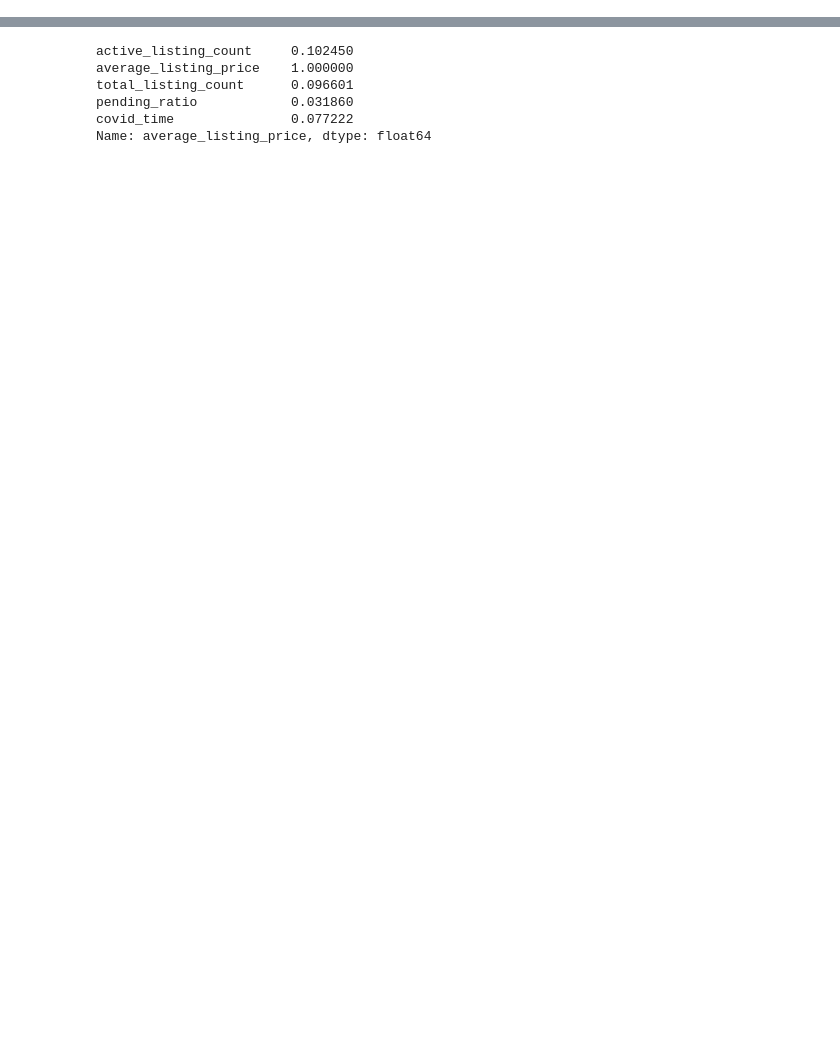
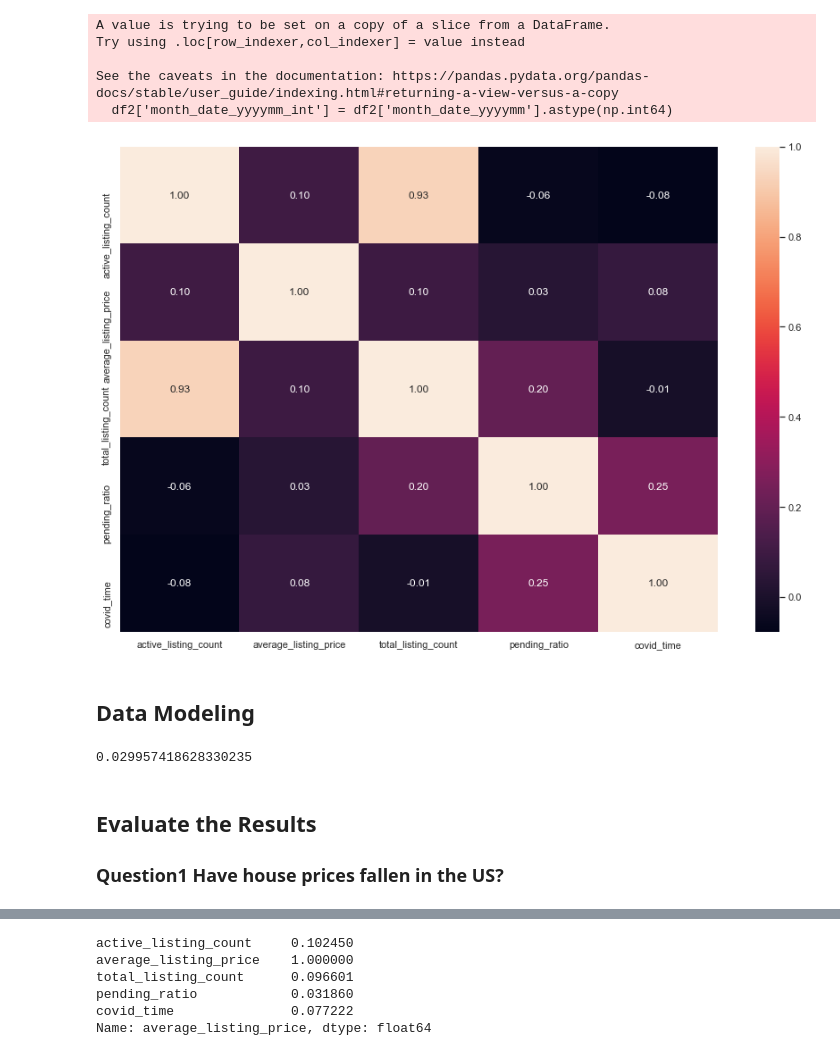
Before and after one commit to kirtoka/real_estate_covid, a Jupyter notebook: Project1.ipynb, the cells around one changed output, grey strips where cells are left out. Drawn from its saved outputs; the diff is of its cells as text; code cells hidden in the pictures; blank space fills up the shorter version.

```diff
--- a/Project1.ipynb
+++ b/Project1.ipynb
@@ -27,2 +182,8 @@ df2 = df2.drop(913083)
 # %%
-df2['covid_time'] = np.where(df2['month_date_yyyymm'].astype(np.int64) >= 201903, 1, 0)
+df2['month_date_yyyymm_int'] = df2['month_date_yyyymm'].astype(np.int64)
+# %% [output]
+A value is trying to be set on a copy of a slice from a DataFrame.
+Try using .loc[row_indexer,col_indexer] = value instead
+
+See the caveats in the documentation: https://pandas.pydata.org/pandas-docs/stable/user_guide/indexing.html#returning-a-view-versus-a-copy
+  df2['month_date_yyyymm_int'] = df2['month_date_yyyymm'].astype(np.int64)
@@ -31 +190,35 @@ df_zip = df2.groupby(['zip_name', 'month_date_yyyymm'],as_index=False, sort=Fals
+# %%
+#For data scientists, checking correlations is an important part of the exploratory data analysis process, so in this part
+#we plot a heatmap in order to check correlations between numerical features
+sns.set(rc={'figure.figsize':(15,10)})
+sns.heatmap(df_zip.corr(), annot=True, fmt=".2f",);
+# %% [output]
+[figure, added]
+# %% [markdown]
+
+## Data Modeling
+# %%
+X = df3.drop('average_listing_price', axis=1)
+y = df3['average_listing_price']
+
+#Split into train and test
+X_train, X_test, y_train, y_test = train_test_split(X, y, test_size=0.3, random_state=42)
+
+lm_model = LinearRegression(normalize=True) # Instantiate
+lm_model.fit(X_train, y_train) #Fit
+
+#Predict using your model
+y_test_preds = lm_model.predict(X_test)
+y_train_preds = lm_model.predict(X_train)
+
+#Score using your model
+test_score = r2_score(y_test, y_test_preds)
+train_score = r2_score(y_train, y_train_preds)
+train_score
+# %% [output]
+0.029957418628330235
+# %% [markdown]
+## Evaluate the Results
+
+### Question1 Have house prices fallen in the US?
 # %%
```
Also changed, not shown: parts of 32 cells of this notebook.
